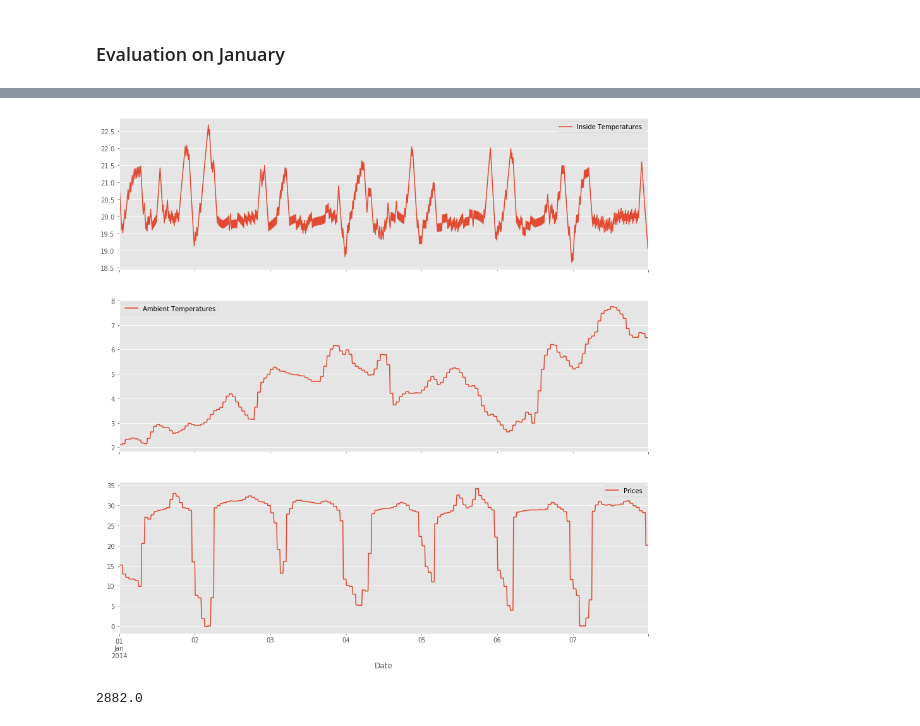
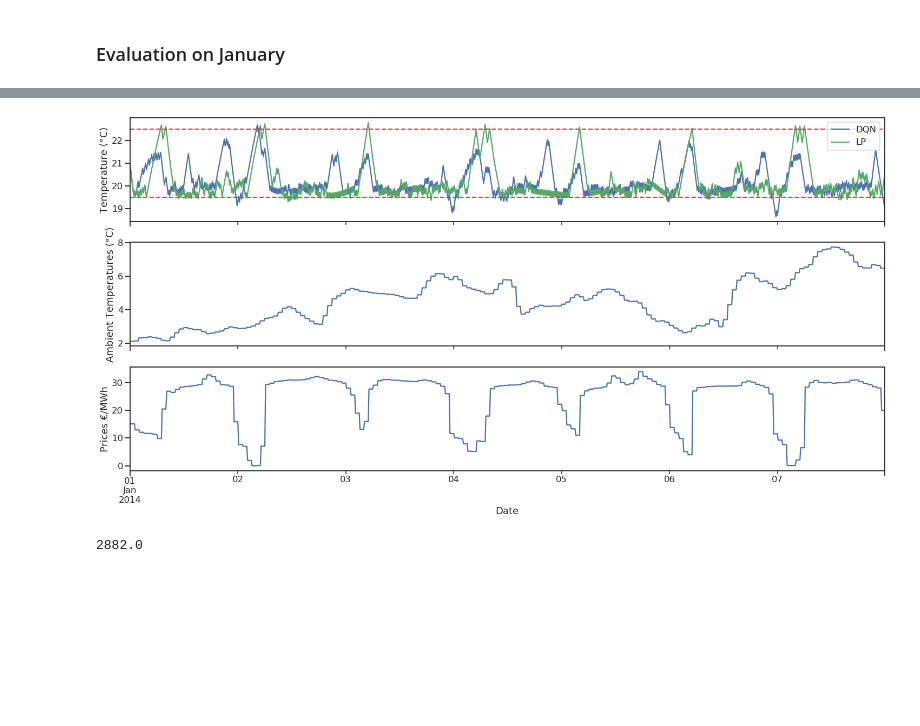
Before and after one commit to Cernewein/heating-RL-agent, a Jupyter notebook: Notebooks/Visualization.ipynb, the cells around one changed output, grey strips where cells are left out. Saved outputs shown, nothing was run; the diff lists cells and outputs as text; code cells hidden in the pictures; blank space fills up the shorter version.

```diff
--- a/Notebooks/Visualization.ipynb
+++ b/Notebooks/Visualization.ipynb
@@ -6,7 +6,10 @@ import os
 os.chdir(os.path.dirname(os.getcwd()))
 import pandas as pd
 import pickle as pkl
-style.use('ggplot')
+import seaborn as sns
+sns.set('talk')
+sns.set_style("ticks")
+sns.set_color_codes()
 %matplotlib inline
 # %%
 #temperatures = pkl.load(open('data/output/temperatures_LR_0.1_GAMMA_0.99.pkl', "rb"))
@@ -291,7 +294,9 @@ temperatures_df.iloc[:,:].loc[:,'trained'].plot()
 # %% [markdown]
 ### Evaluation on January
 # %%
-eval_data = pkl.load(open('data/output/DQN-Dyn-Price/ModelForMulti/DQN_multiple_settings_january_eval.pkl', 'rb'))
+eval_data = pkl.load(open('data/output/DQN-Dyn-Price/Dyn_Price_HighComfort_eval.pkl', 'rb'))
+eval_data['Upper Bound'] = 22.5
+eval_data['Lower Bound'] = 19.5
 # %%
 eval_data['Date'] = pd.date_range(start='2014-01-01',end='2014-02-01', periods=len(eval_data))
 eval_data.index = eval_data['Date']
@@ -314 +319,4 @@ eval_data
 4465 rows × 6 columns
+# %%
+lp_policy = pkl.load(open('data/output/DQN-Dyn-Price/LP_output.pkl', 'rb'))
+#lp_policy = eval_data.iloc[:-1,:].index
@@ -325,13 +353,28 @@ plt.savefig('data/output/DQN-Dyn-Price/eval.png',bbox_inches='tight')
+# %%
+colors = sns.color_palette()
 # %%
-fig, axs = plt.subplots(3,figsize=(15,15), sharex=True)
+fig, axs = plt.subplots(3,figsize=(25,12), sharex=True)
 
 zoomed_in = eval_data.iloc[:1008,:] # Taking first week for nicer visualization
-zoomed_in['Inside Temperatures'].plot(ax=axs[0], legend=True)
-zoomed_in['Ambient Temperatures'].plot(ax=axs[1], legend=True)
-zoomed_in['Prices'].plot(ax=axs[2], legend=True)
-plt.savefig('data/output/DQN-Dyn-Price/eval_zoomed.png',bbox_inches='tight')
+zommed_lp = lp_policy.iloc[:1008,:]
+zommed_lp.index = zoomed_in.index
+zoomed_in['Inside Temperatures'].plot(ax=axs[0], label='DQN')
+zommed_lp['Inside Temperature'].plot(ax=axs[0],c=colors[2], label='LP')
+
+
+zoomed_in['Upper Bound'].plot(ax=axs[0],c='r', linestyle = 'dashed')
+zoomed_in['Lower Bound'].plot(ax=axs[0],c='r', linestyle = 'dashed')
+axs[0].legend(['DQN', 'LP'],loc='upper right')
+axs[0].set_ylabel('Temperature (°C)')
+
+zoomed_in['Ambient Temperatures'].plot(ax=axs[1])
+axs[1].set_ylabel('Ambient Temperatures (°C)')
+zoomed_in['Prices'].plot(ax=axs[2])
+axs[2].set_ylabel('Prices €/MWh')
+
+plt.savefig('data/output/DQN-Dyn-Price/dqn_vs_lp_eval_zoomed.png',bbox_inches='tight')
 # %% [output]
-[figure, old version]
+[figure, new version]
 # %%
 eval_data['Prices_kWh']=eval_data['Prices']/1000
 # %%
```
Also changed, not shown: parts of 6 cells of this notebook, 1 other file.
